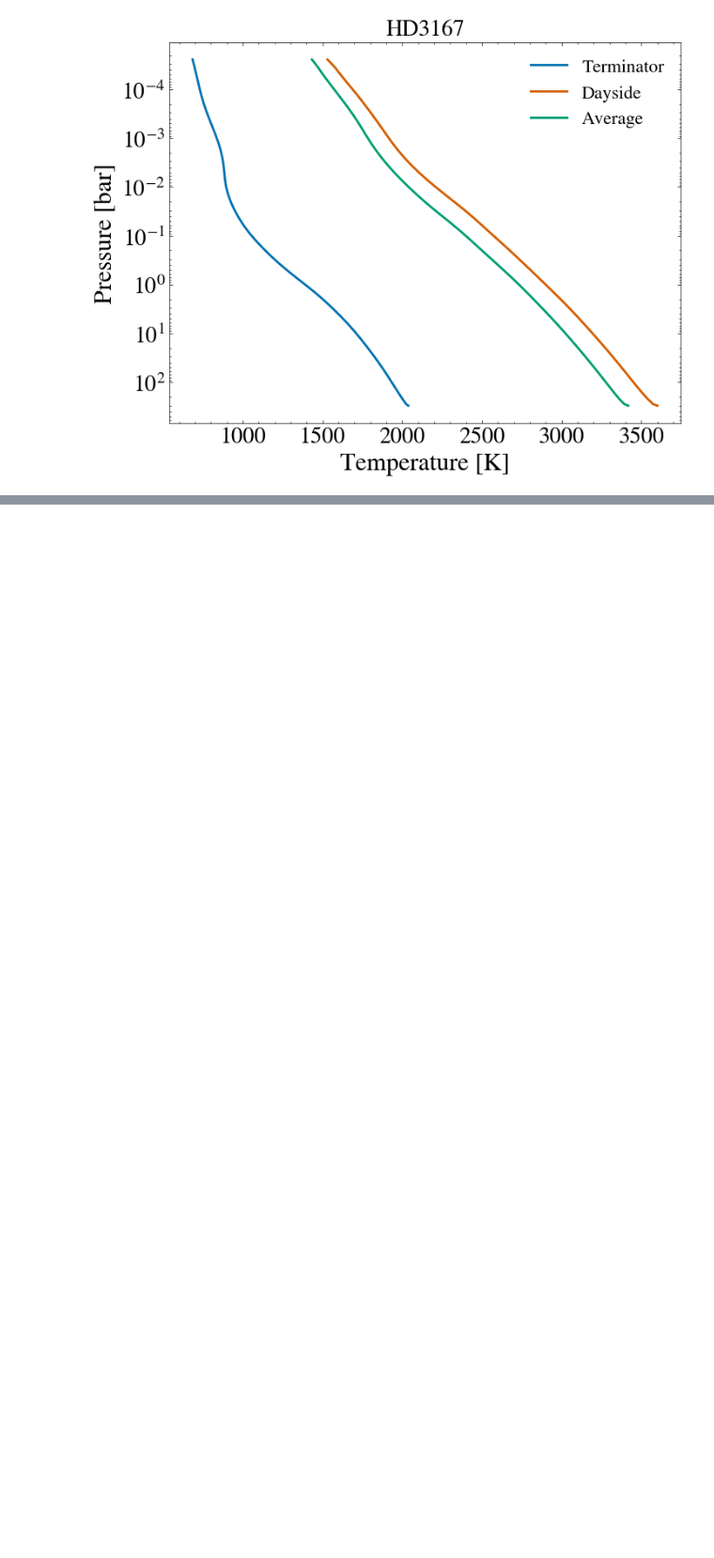
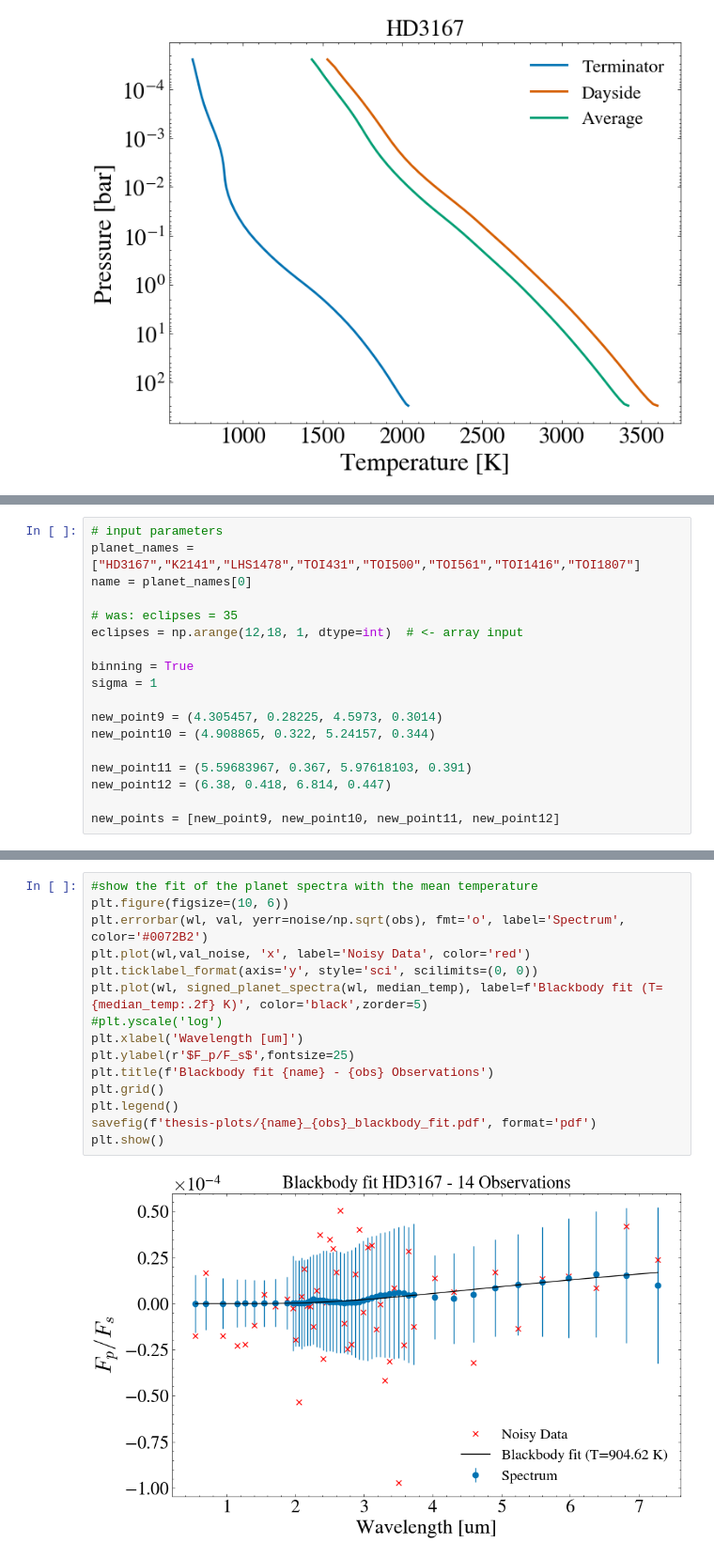
Before and after one commit to lorlo9999/MasterThesis, a Jupyter notebook: thesis-plots.ipynb, the cells around one changed output, grey strips where cells are left out. Shown at 94% size. Saved outputs shown, nothing was run; the diff lists cells and outputs as text; blank space fills up the shorter version.

```diff
--- a/thesis-plots.ipynb
+++ b/thesis-plots.ipynb
@@ -1152,0 +1166,18 @@ for folder in os.listdir(f"PLANETS/{name}/"):
+# %%
+# input parameters
+planet_names = ["HD3167","K2141","LHS1478","TOI431","TOI500","TOI561","TOI1416","TOI1807"]
+name = planet_names[0]
+
+# was: eclipses = 35
+eclipses = np.arange(12,18, 1, dtype=int)  # <- array input
+
+binning = True
+sigma = 1
+
+new_point9 = (4.305457, 0.28225, 4.5973, 0.3014)
+new_point10 = (4.908865, 0.322, 5.24157, 0.344)
+
+new_point11 = (5.59683967, 0.367, 5.97618103, 0.391)
+new_point12 = (6.38, 0.418, 6.814, 0.447)
+
+new_points = [new_point9, new_point10, new_point11, new_point12]
@@ -1152,0 +1646,17 @@ for folder in os.listdir(f"PLANETS/{name}/"):
+# %%
+#show the fit of the planet spectra with the mean temperature
+plt.figure(figsize=(10, 6))
+plt.errorbar(wl, val, yerr=noise/np.sqrt(obs), fmt='o', label='Spectrum', color='#0072B2')
+plt.plot(wl,val_noise, 'x', label='Noisy Data', color='red')
+plt.ticklabel_format(axis='y', style='sci', scilimits=(0, 0))
+plt.plot(wl, signed_planet_spectra(wl, median_temp), label=f'Blackbody fit (T={median_temp:.2f} K)', color='black',zorder=5)
+#plt.yscale('log')
+plt.xlabel('Wavelength [um]')
+plt.ylabel(r'$F_p/F_s$',fontsize=25)
+plt.title(f'Blackbody fit {name} - {obs} Observations')
+plt.grid()
+plt.legend()
+savefig(f'thesis-plots/{name}_{obs}_blackbody_fit.pdf', format='pdf')
+plt.show()
+# %% [output]
+[figure, added]
```
Also changed, not shown: parts of 26 cells of this notebook, 20 other files.
